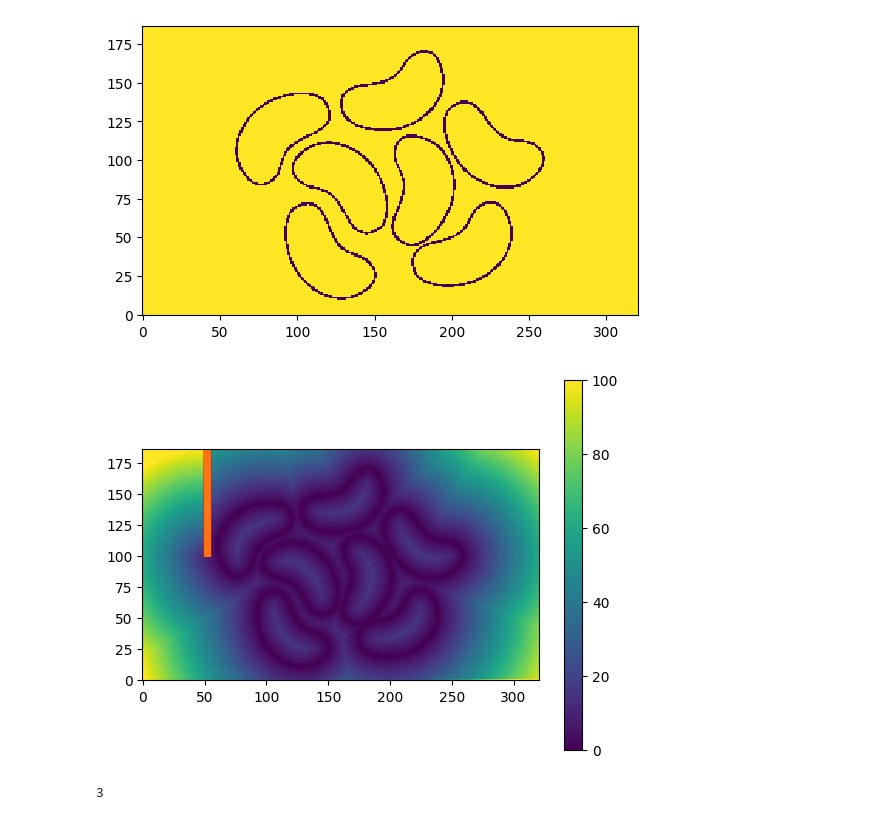
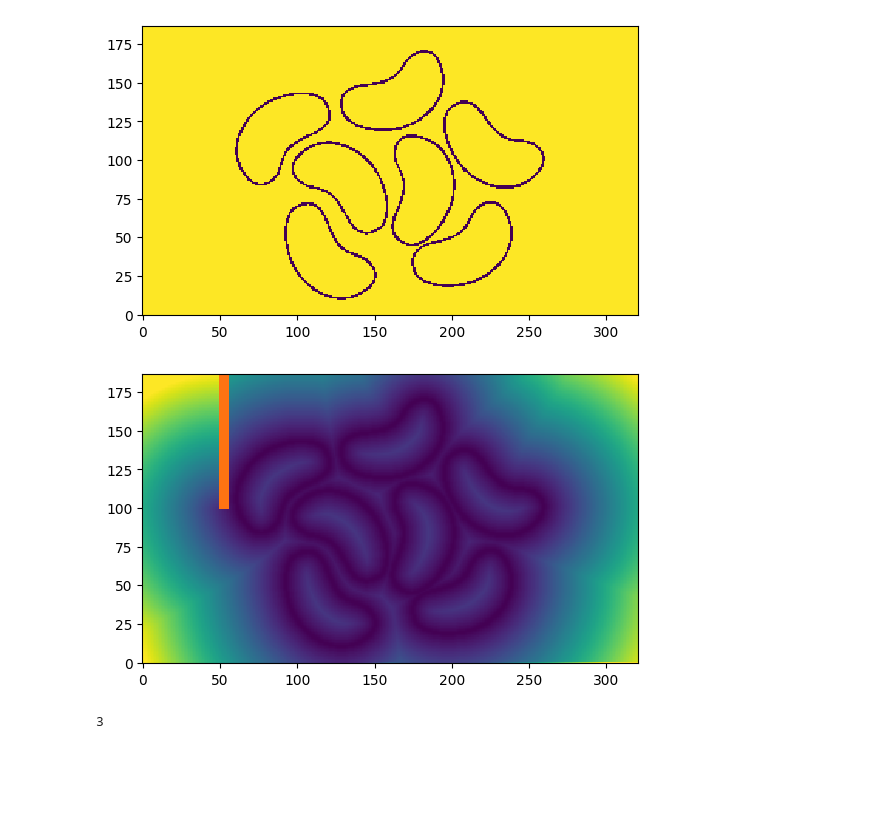
Before and after one commit to RohanGautam/fast_sweep_jax, a Jupyter notebook: demo.ipynb, the cells around one changed output. Saved outputs shown, nothing was run; the diff lists cells and outputs as text; code cells hidden in the pictures; blank space fills up the shorter version.

Commit message:
remove colorbar

```diff
--- a/demo.ipynb
+++ b/demo.ipynb
@@ -378,35 +378,35 @@ fig, ax = plt.subplots()
 
 # Initialize the pcolormesh plot
 mesh = ax.pcolormesh(X_np, Y_np, extra_subset[0, :, :], cmap="viridis", shading="auto")
 ax.set_aspect(1)
 
-plt.colorbar(mesh, ax=ax)
+# plt.colorbar(mesh, ax=ax)
 
 # Plot the obstacle mask (static, does not change with frames)
 obstacle_contour = ax.contourf(
     X_np, Y_np, obstacle_mask, levels=[0.5, 1], colors="red", alpha=0.5
 )
 
 
 # Update function for the animation
 def update(frame):
     mesh.set_array(extra_subset[frame, :, :].ravel())
     return (mesh, *obstacle_contour.collections)
 
 
 gif_duration = 4  # seconds
 desired_fps = extra_subset.shape[0] // gif_duration
 interval_ms = int(1000 / desired_fps)  # Calculate interval in milliseconds
 
 # Create the animation
 ani = animation.FuncAnimation(
     fig, update, frames=extra_subset.shape[0], interval=interval_ms, blit=True
 )
 
 # Save the animation as a GIF
 ani.save("./data/fsm.gif", writer="pillow")
 # %% [output]
-[figure, old version]
+[figure, new version]
 # %%
 interval_ms
 # %% [output]
```
Also changed, not shown: 1 other file.
